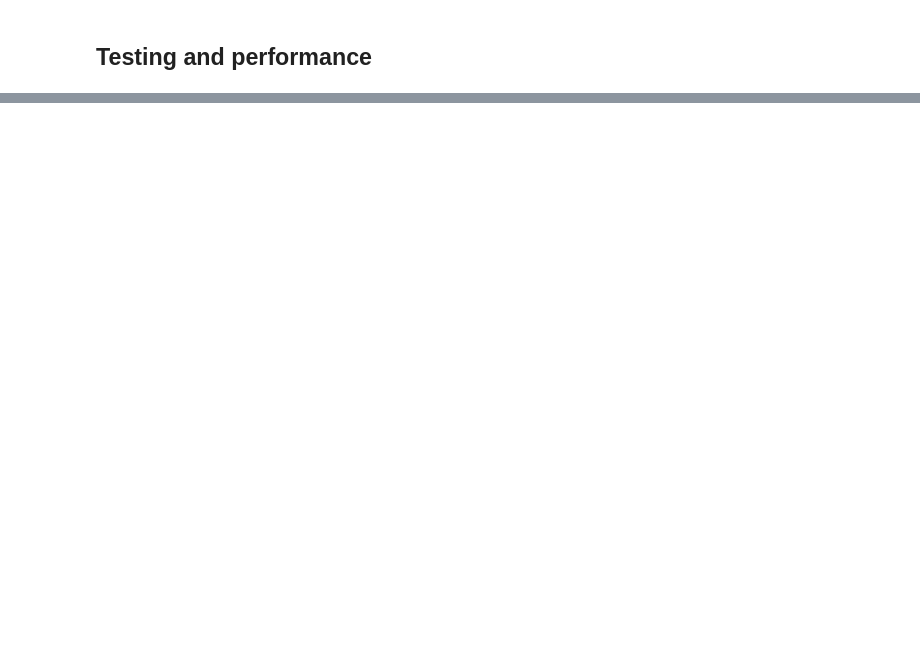
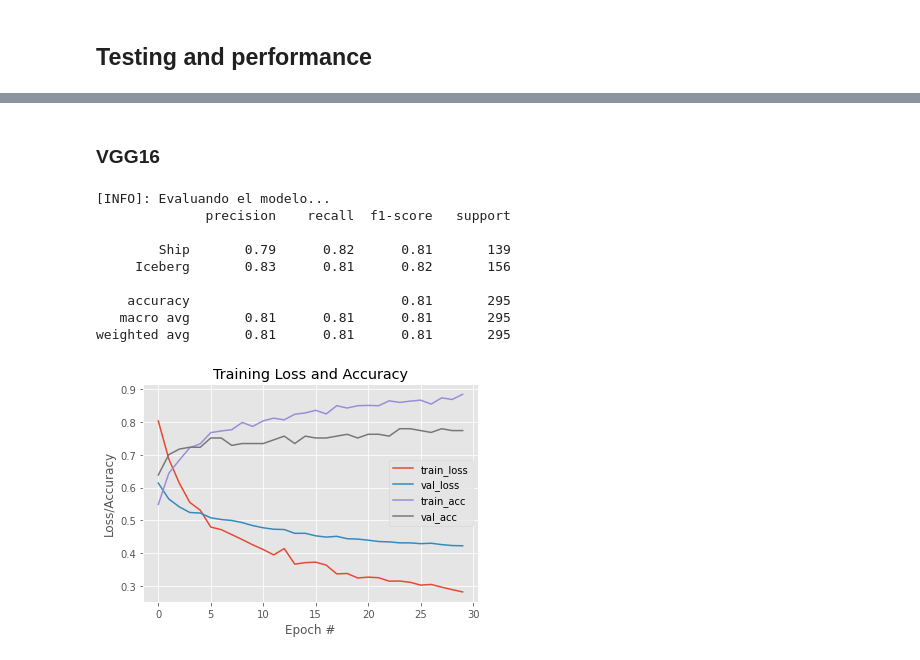
Before and after one commit to GZabalaG/AIMaster, a Jupyter notebook: borrador_3_trabajo_programacion.ipynb, the cells around one changed output, grey strips where cells are left out. Saved outputs shown, nothing was run; the diff lists cells and outputs as text; code cells hidden in the pictures; blank space fills up the shorter version.

```diff
--- a/borrador_3_trabajo_programacion.ipynb
+++ b/borrador_3_trabajo_programacion.ipynb
@@ -1160,0 +802,11 @@ AttributeError: ignored
+# %%
+# Compilar el modelo
+print("[INFO]: Compilando el modelo...")
+pre_trained_model_vgg16_tl.compile(loss="binary_crossentropy", optimizer=Adam(lr=0.0001,decay=0, beta_1=0.9, beta_2=0.999, epsilon=1e-08), metrics=["accuracy"])
+
+# Entrenamiento de la red
+print("[INFO]: Entrenando el modelo...")
+H_pre_vgg16_tl = pre_trained_model_vgg16_tl.fit(X_train, y_train, batch_size=128, epochs=30, validation_split=0.15)
+
+# Almacenamos el modelo empleando la función mdoel.save de Keras
+pre_trained_model_vgg16_tl.save(BASE_FOLDER+"vgg16_tl_pretrained.h5") #(X)
@@ -1162,0 +890,35 @@ AttributeError: ignored
+# %% [markdown]
+### VGG16
+# %%
+# Evaluación del modelo
+print("[INFO]: Evaluando el modelo...")
+
+# Efectuamos la predicción (empleamos el mismo valor de batch_size que en training)
+predictions_vgg16_tl = pre_trained_model_vgg16_tl.predict(X_test, batch_size=128)
+
+# Sacamos el report para test
+print(classification_report(y_test, predictions_vgg16_tl.round(), target_names=labelNames))
+
+# Gráficas
+plt.style.use("ggplot")
+plt.figure()
+plt.plot(np.arange(0, 30), H_pre_vgg16_tl.history["loss"], label="train_loss")
+plt.plot(np.arange(0, 30), H_pre_vgg16_tl.history["val_loss"], label="val_loss")
+plt.plot(np.arange(0, 30), H_pre_vgg16_tl.history["accuracy"], label="train_acc")
+plt.plot(np.arange(0, 30), H_pre_vgg16_tl.history["val_accuracy"], label="val_acc")
+plt.title("Training Loss and Accuracy")
+plt.xlabel("Epoch #")
+plt.ylabel("Loss/Accuracy")
+plt.legend()
+plt.show()
+# %% [output]
+[INFO]: Evaluando el modelo...
+              precision    recall  f1-score   support
+
+        Ship       0.79      0.82      0.81       139
+     Iceberg       0.83      0.81      0.82       156
+
+    accuracy                           0.81       295
+   macro avg       0.81      0.81      0.81       295
+weighted avg       0.81      0.81      0.81       295
+[figure, added]
```
Also changed, not shown: parts of 59 cells of this notebook.
